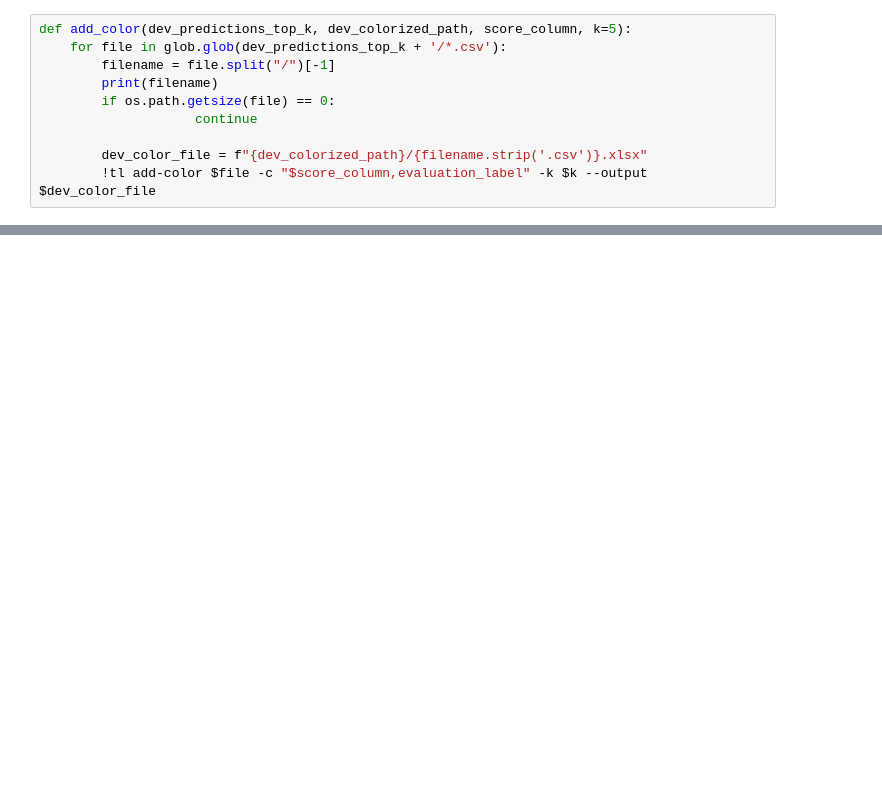
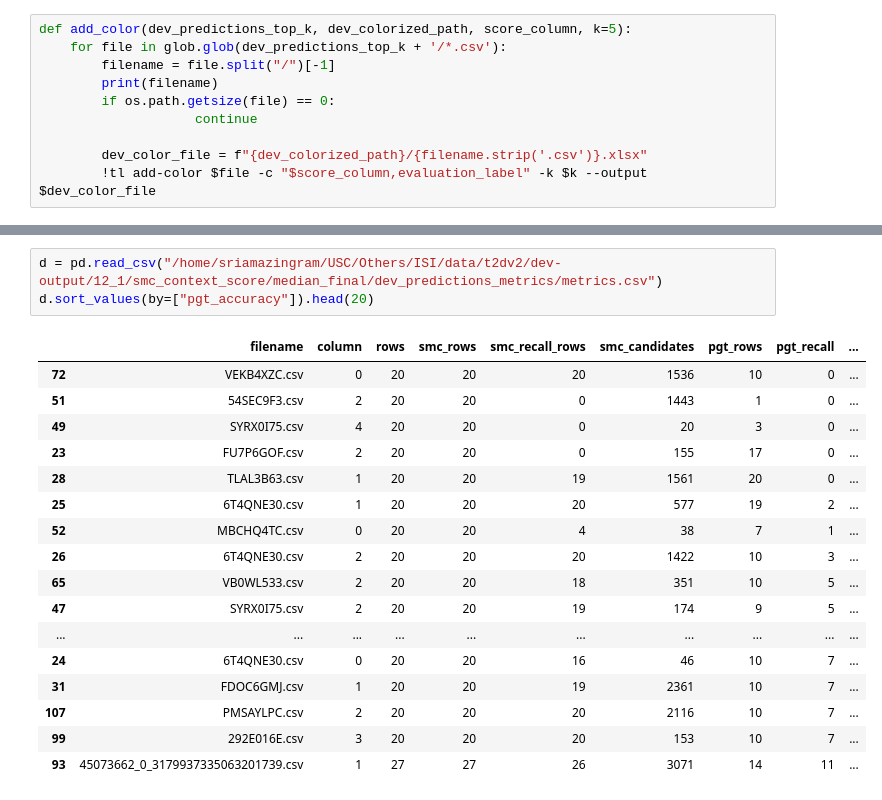
Before and after one commit to nicklein/table-linker-pipelines, a Jupyter notebook: ranking_model/contrastive_loss_nn_create_pseudo_gt.ipynb, the cells around one changed output, grey strips where cells are left out. Drawn from its saved outputs; the diff is of its cells as text; blank space fills up the shorter version.

```diff
--- a/ranking_model/contrastive_loss_nn_create_pseudo_gt.ipynb
+++ b/ranking_model/contrastive_loss_nn_create_pseudo_gt.ipynb
@@ -824,0 +858,21 @@ metrics_df.to_csv(f"{dev_metrics_path}/metrics_1.csv", index=False)
+# %%
+d = pd.read_csv("/home/sriamazingram/USC/Others/ISI/data/t2dv2/dev-output/12_1/smc_context_score/median_final/dev_predictions_metrics/metrics.csv")
+d.sort_values(by=["pgt_accuracy"]).head(20)
+# %% [output]
+|  | filename | column | rows | smc_rows | smc_recall_rows | smc_candidates | pgt_rows | pgt_recall | ... |
+| 72 | VEKB4XZC.csv | 0 | 20 | 20 | 20 | 1536 | 10 | 0 | ... |
+| 51 | 54SEC9F3.csv | 2 | 20 | 20 | 0 | 1443 | 1 | 0 | ... |
+| 49 | SYRX0I75.csv | 4 | 20 | 20 | 0 | 20 | 3 | 0 | ... |
+| 23 | FU7P6GOF.csv | 2 | 20 | 20 | 0 | 155 | 17 | 0 | ... |
+| 28 | TLAL3B63.csv | 1 | 20 | 20 | 19 | 1561 | 20 | 0 | ... |
+| 25 | 6T4QNE30.csv | 1 | 20 | 20 | 20 | 577 | 19 | 2 | ... |
+| 52 | MBCHQ4TC.csv | 0 | 20 | 20 | 4 | 38 | 7 | 1 | ... |
+| 26 | 6T4QNE30.csv | 2 | 20 | 20 | 20 | 1422 | 10 | 3 | ... |
+| 65 | VB0WL533.csv | 2 | 20 | 20 | 18 | 351 | 10 | 5 | ... |
+| 47 | SYRX0I75.csv | 2 | 20 | 20 | 19 | 174 | 9 | 5 | ... |
+| ... | ... | ... | ... | ... | ... | ... | ... | ... | ... |
+| 24 | 6T4QNE30.csv | 0 | 20 | 20 | 16 | 46 | 10 | 7 | ... |
+| 31 | FDOC6GMJ.csv | 1 | 20 | 20 | 19 | 2361 | 10 | 7 | ... |
+| 107 | PMSAYLPC.csv | 2 | 20 | 20 | 20 | 2116 | 10 | 7 | ... |
+| 99 | 292E016E.csv | 3 | 20 | 20 | 20 | 153 | 10 | 7 | ... |
+| 93 | 45073662_0_3179937335063201739.csv | 1 | 27 | 27 | 26 | 3071 | 14 | 11 | ... |
```
Also changed, not shown: parts of 19 cells of this notebook.
